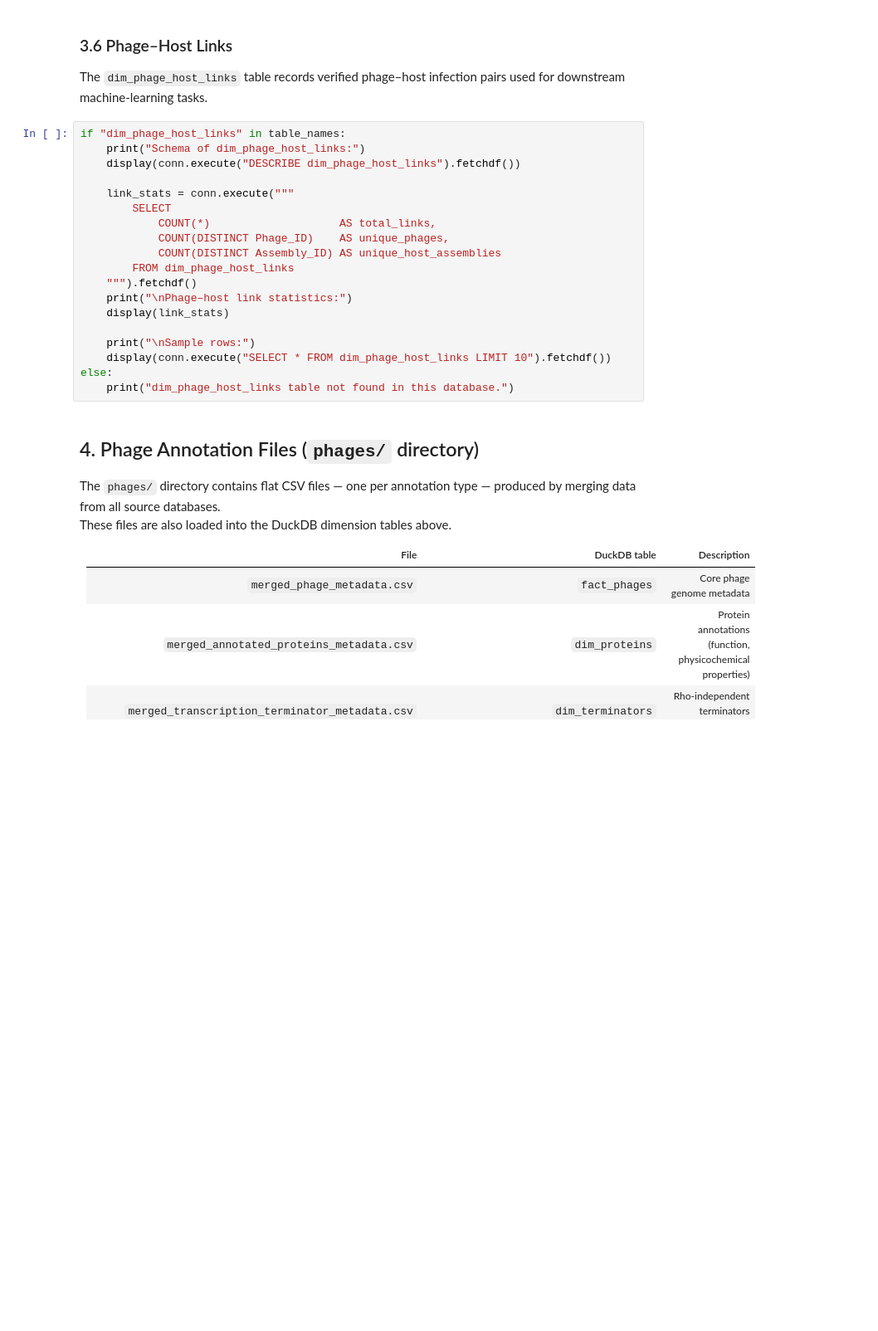
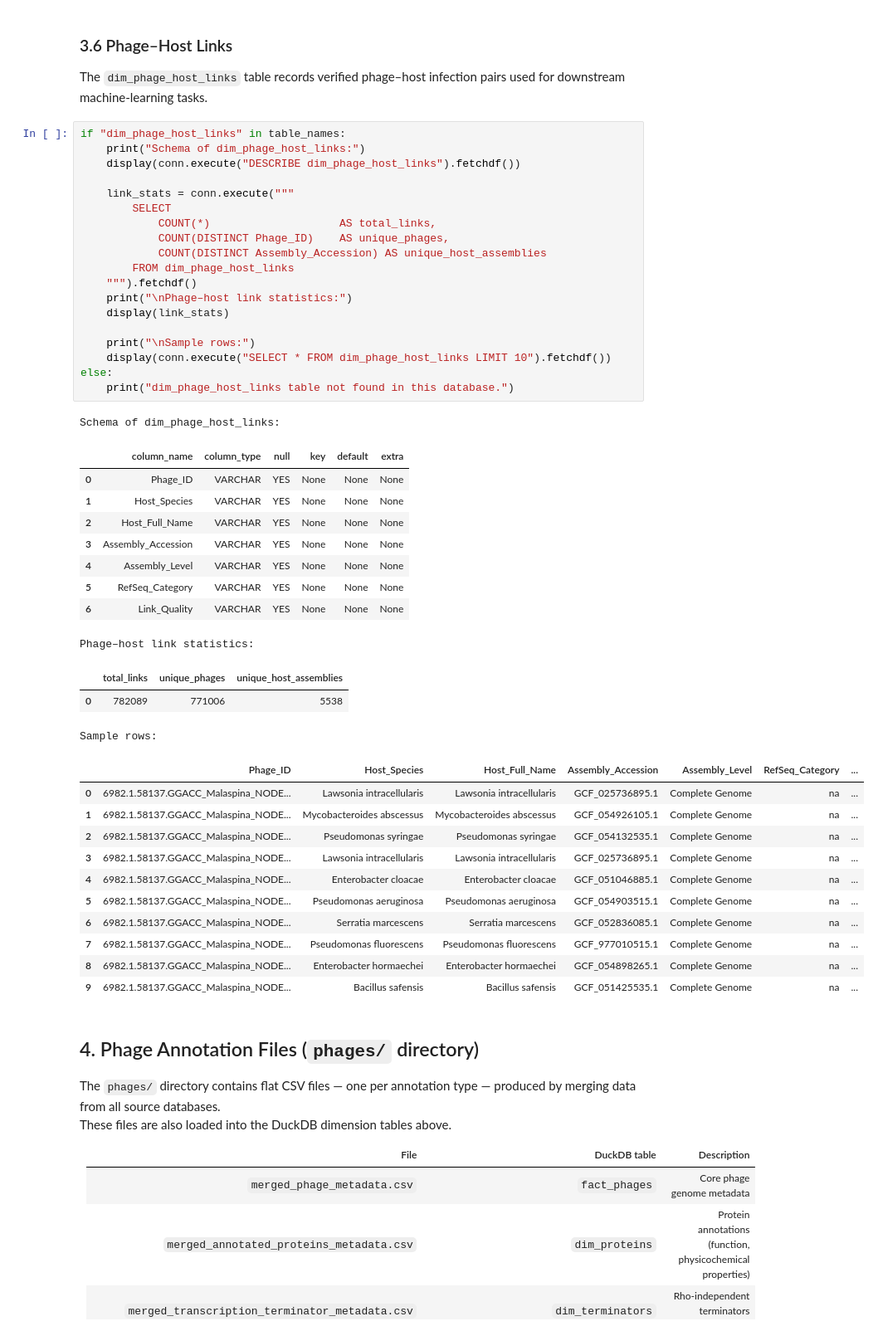
Before and after one commit to ThibaultSchowing/PBI-Scope, a Jupyter notebook: notebooks/04_data_release_exploration.ipynb, the cells around one changed output. Shown at 83% size. Saved outputs shown, nothing was run; the diff lists cells and outputs as text; blank space fills up the shorter version.

```diff
--- a/notebooks/04_data_release_exploration.ipynb
+++ b/notebooks/04_data_release_exploration.ipynb
@@ -363,22 +504,47 @@ The `dim_phage_host_links` table records verified phage–host infection pairs u
 # %%
 if "dim_phage_host_links" in table_names:
     print("Schema of dim_phage_host_links:")
     display(conn.execute("DESCRIBE dim_phage_host_links").fetchdf())
 
     link_stats = conn.execute("""
         SELECT
             COUNT(*)                    AS total_links,
             COUNT(DISTINCT Phage_ID)    AS unique_phages,
-            COUNT(DISTINCT Assembly_ID) AS unique_host_assemblies
+            COUNT(DISTINCT Assembly_Accession) AS unique_host_assemblies
         FROM dim_phage_host_links
     """).fetchdf()
     print("\nPhage–host link statistics:")
     display(link_stats)
 
     print("\nSample rows:")
     display(conn.execute("SELECT * FROM dim_phage_host_links LIMIT 10").fetchdf())
 else:
     print("dim_phage_host_links table not found in this database.")
+# %% [output]
+Schema of dim_phage_host_links:
+|  | column_name | column_type | null | key | default | extra |
+| 0 | Phage_ID | VARCHAR | YES | None | None | None |
+| 1 | Host_Species | VARCHAR | YES | None | None | None |
+| 2 | Host_Full_Name | VARCHAR | YES | None | None | None |
+| 3 | Assembly_Accession | VARCHAR | YES | None | None | None |
+| 4 | Assembly_Level | VARCHAR | YES | None | None | None |
+| 5 | RefSeq_Category | VARCHAR | YES | None | None | None |
+| 6 | Link_Quality | VARCHAR | YES | None | None | None |
+Phage–host link statistics:
+|  | total_links | unique_phages | unique_host_assemblies |
+| 0 | 782089 | 771006 | 5538 |
+Sample rows:
+|  | Phage_ID | Host_Species | Host_Full_Name | Assembly_Accession | Assembly_Level | RefSeq_Category | ... |
+| 0 | 6982.1.58137.GGACC_Malaspina_NODE... | Lawsonia intracellularis | Lawsonia intracellularis | GCF_025736895.1 | Complete Genome | na | ... |
+| 1 | 6982.1.58137.GGACC_Malaspina_NODE... | Mycobacteroides abscessus | Mycobacteroides abscessus | GCF_054926105.1 | Complete Genome | na | ... |
+| 2 | 6982.1.58137.GGACC_Malaspina_NODE... | Pseudomonas syringae | Pseudomonas syringae | GCF_054132535.1 | Complete Genome | na | ... |
+| 3 | 6982.1.58137.GGACC_Malaspina_NODE... | Lawsonia intracellularis | Lawsonia intracellularis | GCF_025736895.1 | Complete Genome | na | ... |
+| 4 | 6982.1.58137.GGACC_Malaspina_NODE... | Enterobacter cloacae | Enterobacter cloacae | GCF_051046885.1 | Complete Genome | na | ... |
+| 5 | 6982.1.58137.GGACC_Malaspina_NODE... | Pseudomonas aeruginosa | Pseudomonas aeruginosa | GCF_054903515.1 | Complete Genome | na | ... |
+| 6 | 6982.1.58137.GGACC_Malaspina_NODE... | Serratia marcescens | Serratia marcescens | GCF_052836085.1 | Complete Genome | na | ... |
+| 7 | 6982.1.58137.GGACC_Malaspina_NODE... | Pseudomonas fluorescens | Pseudomonas fluorescens | GCF_977010515.1 | Complete Genome | na | ... |
+| 8 | 6982.1.58137.GGACC_Malaspina_NODE... | Enterobacter hormaechei | Enterobacter hormaechei | GCF_054898265.1 | Complete Genome | na | ... |
+| 9 | 6982.1.58137.GGACC_Malaspina_NODE... | Bacillus safensis | Bacillus safensis | GCF_051425535.1 | Complete Genome | na | ... |
 # %% [markdown]
 ## 4. Phage Annotation Files (`phages/` directory)
 
```
Also changed, not shown: parts of 25 cells of this notebook.
